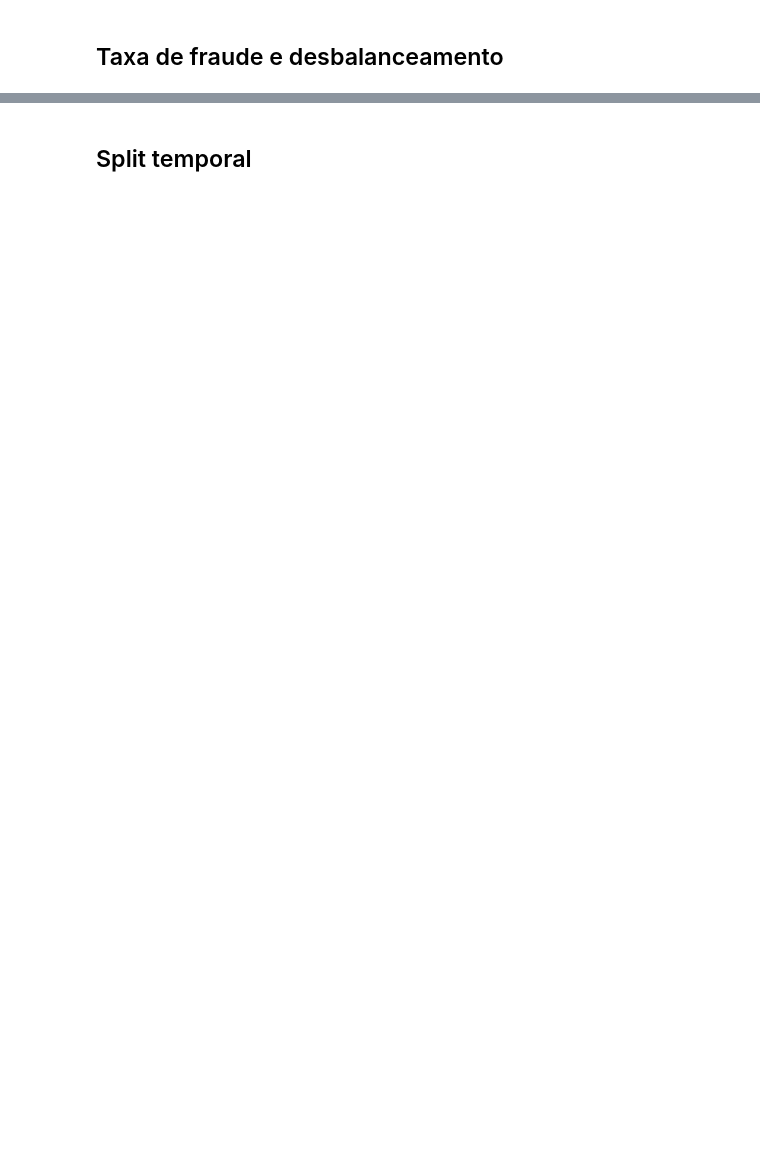
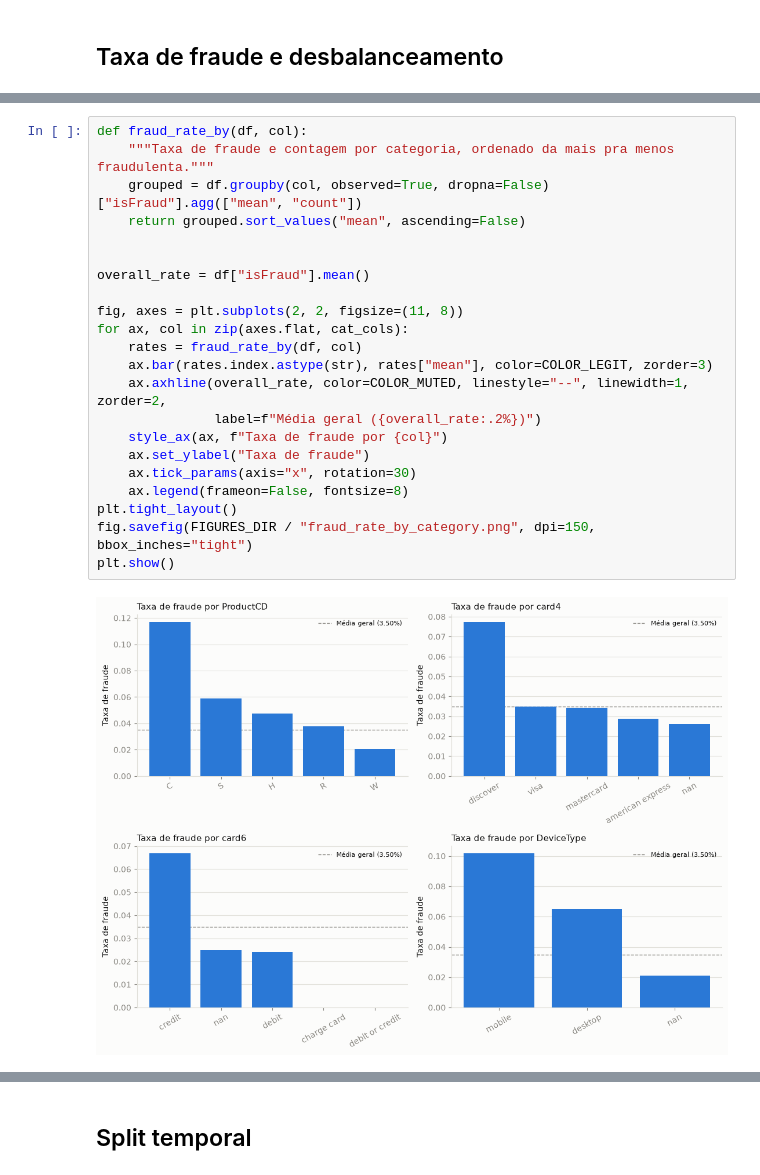
Before and after one commit to guilhermeco5/IEEE-CIS-Fraud-Detection, a Jupyter notebook: notebooks/01_eda.ipynb, the cells around one changed output, grey strips where cells are left out. Drawn from its saved outputs; the diff is of its cells as text; blank space fills up the shorter version.

```diff
--- a/notebooks/01_eda.ipynb
+++ b/notebooks/01_eda.ipynb
@@ -38,0 +212,24 @@ report_missing_by_class(df).head(20)
+# %%
+def fraud_rate_by(df, col):
+    """Taxa de fraude e contagem por categoria, ordenado da mais pra menos fraudulenta."""
+    grouped = df.groupby(col, observed=True, dropna=False)["isFraud"].agg(["mean", "count"])
+    return grouped.sort_values("mean", ascending=False)
+
+
+overall_rate = df["isFraud"].mean()
+
+fig, axes = plt.subplots(2, 2, figsize=(11, 8))
+for ax, col in zip(axes.flat, cat_cols):
+    rates = fraud_rate_by(df, col)
+    ax.bar(rates.index.astype(str), rates["mean"], color=COLOR_LEGIT, zorder=3)
+    ax.axhline(overall_rate, color=COLOR_MUTED, linestyle="--", linewidth=1, zorder=2,
+               label=f"Média geral ({overall_rate:.2%})")
+    style_ax(ax, f"Taxa de fraude por {col}")
+    ax.set_ylabel("Taxa de fraude")
+    ax.tick_params(axis="x", rotation=30)
+    ax.legend(frameon=False, fontsize=8)
+plt.tight_layout()
+fig.savefig(FIGURES_DIR / "fraud_rate_by_category.png", dpi=150, bbox_inches="tight")
+plt.show()
+# %% [output]
+[figure, added]
```
Also changed, not shown: parts of 28 cells of this notebook, 4 other files.
